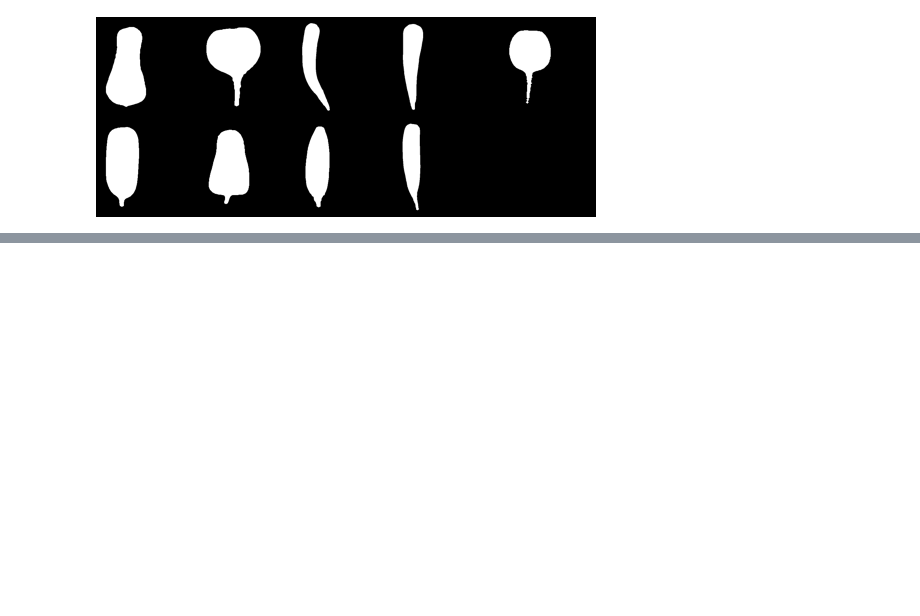
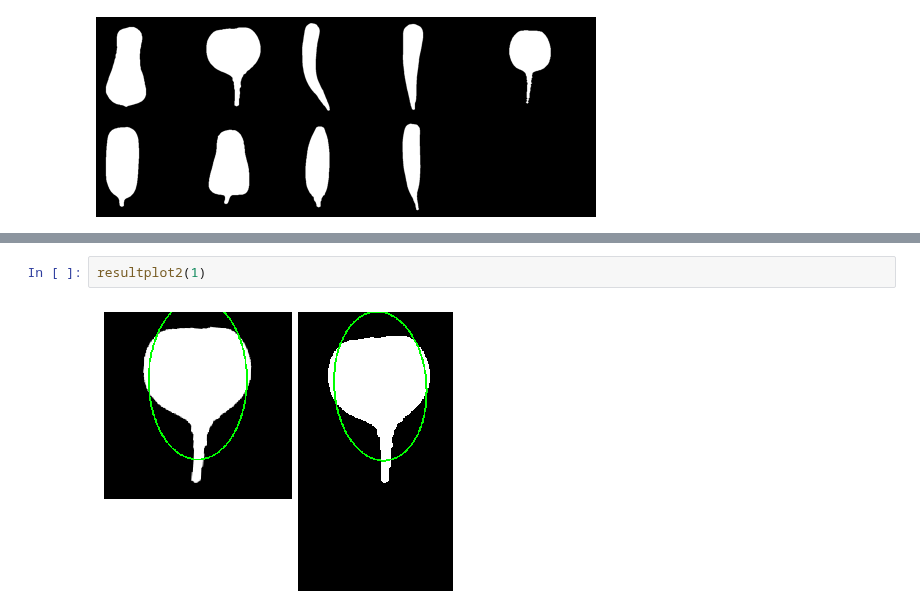
Before and after one commit to iciromaco/RadiShLab, a Jupyter notebook: S4_実験用シルエット画像データの生成.ipynb, the cells around one changed output, grey strips where cells are left out. Saved outputs shown, nothing was run; the diff lists cells and outputs as text; blank space fills up the shorter version.

```diff
--- a/S4_実験用シルエット画像データの生成.ipynb
+++ b/S4_実験用シルエット画像データの生成.ipynb
@@ -162,0 +267,4 @@ rd.makethumbnail(aOutput_SilF)
+# %%
+resultplot2(1)
+# %% [output]
+[figure, added]
```
Also changed, not shown: parts of 18 cells of this notebook, 17 other files.
